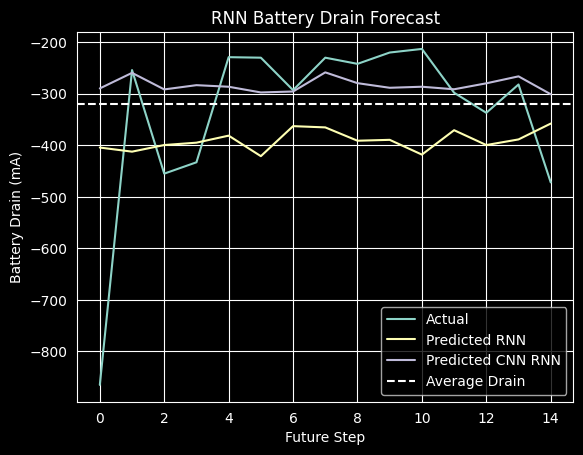
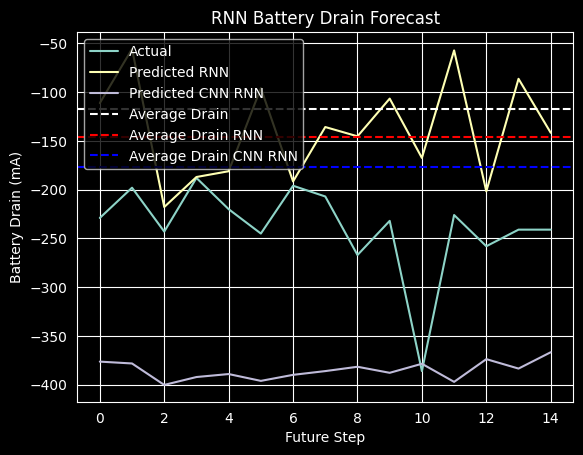
Unified diff of the notebook cell whose output changed from the first chart to the second:
--- before
+++ after
@@ -1,2 +1,5 @@
+avg_rnn = np.mean(pred_rnn_real)
+avg_cnn_rnn = np.mean(pred_cnn_rnn_real)
+
 plt.figure()
 plt.plot(y_test_real[idx], label="Actual")
@@ -4,4 +7,6 @@
 plt.plot(pred_cnn_rnn_real[idx], label="Predicted CNN RNN")
 plt.axhline(avg_drain, linestyle='--', label="Average Drain")
+plt.axhline(avg_rnn, linestyle='--', label="Average Drain RNN", color="red")
+plt.axhline(avg_cnn_rnn, linestyle='--', label="Average Drain CNN RNN", color="blue")
 plt.title("RNN Battery Drain Forecast")
 plt.xlabel("Future Step")

Commit: updated dataset